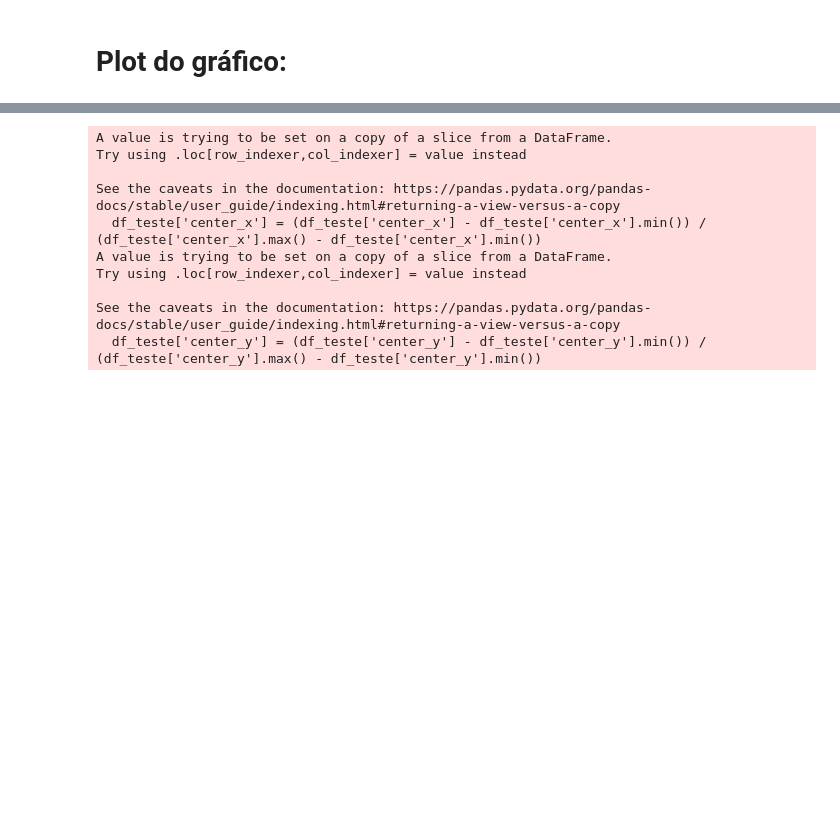
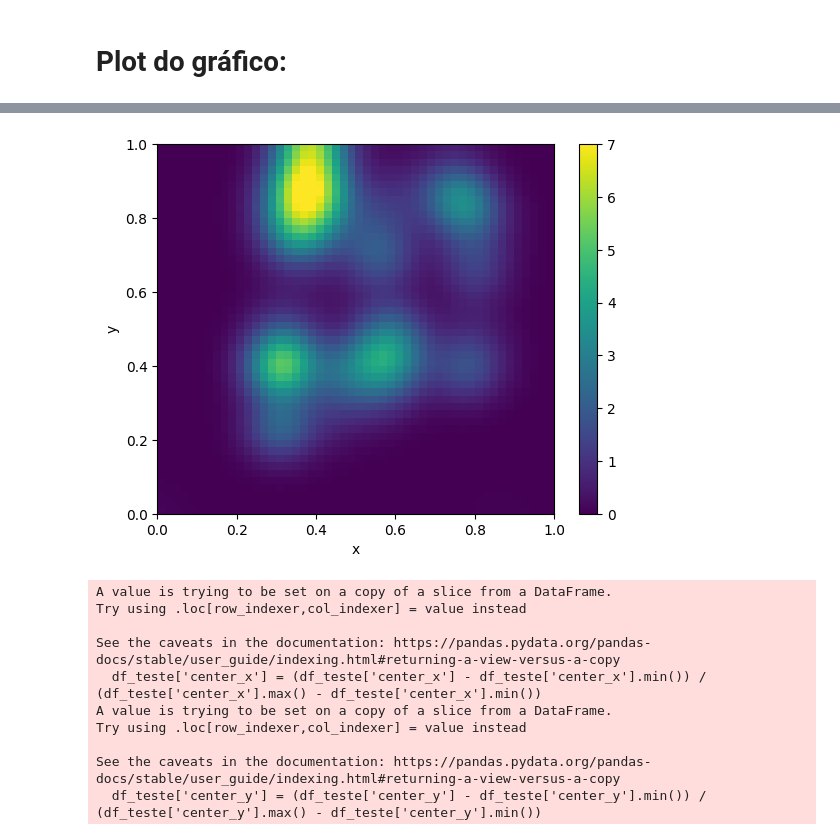
Before and after one commit to Gus-1003/ISD-invention, a Jupyter notebook: Plots/2D_Heatmap.ipynb, the cells around one changed output, grey strips where cells are left out. Drawn from its saved outputs; the diff is of its cells as text; code cells hidden in the pictures; blank space fills up the shorter version.

```diff
--- a/Plots/2D_Heatmap.ipynb
+++ b/Plots/2D_Heatmap.ipynb
@@ -156,3 +159,21 @@ plt.show()
+# %%
+from scipy.ndimage import gaussian_filter
+
+# Aplicar um filtro gaussiano para suavização
+heatmap_smoothed = gaussian_filter(heatmap, sigma=3)
+
+# Crie um gráfico de calor suavizado 2D com limite de valor máximo
+plt.imshow(heatmap_smoothed, cmap='viridis', extent=[x.min(), x.max(), y.min(), y.max()], aspect='auto', origin='lower', vmax=7)
+plt.colorbar()
+
+# Configurar os rótulos dos eixos
+plt.xlabel('x')
+plt.ylabel('y')
+
+# Exibir o gráfico
+plt.show()
+# %% [output]
+[figure, added]
 # %%
 # Normalize as coordenadas para o intervalo [0, 1]
 df_teste['center_x'] = (df_teste['center_x'] - df_teste['center_x'].min()) / (df_teste['center_x'].max() - df_teste['center_x'].min())
```
Also changed, not shown: parts of 4 cells of this notebook.
